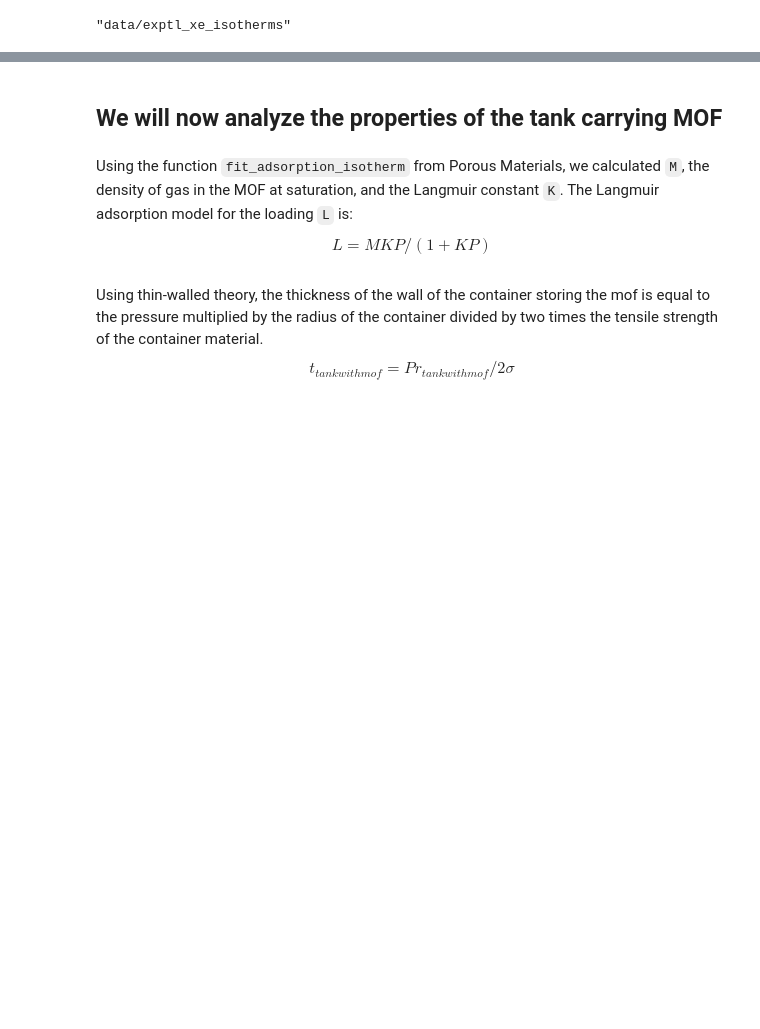
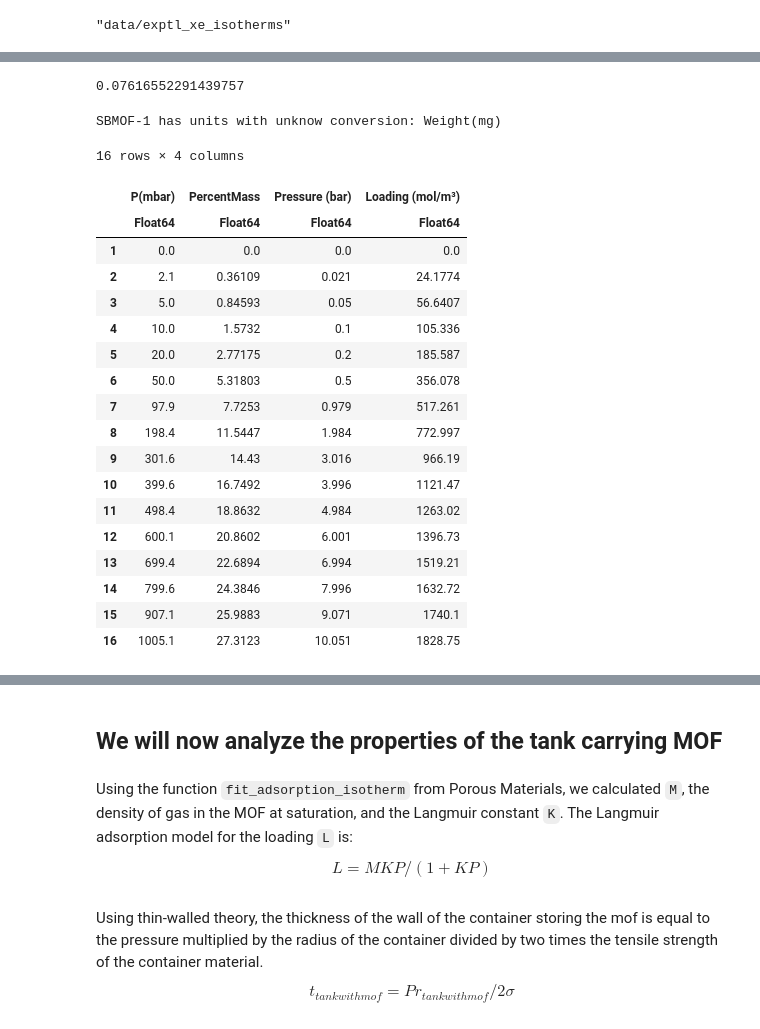
Before and after one commit to SimonEnsemble/PropellantStorage, a Jupyter notebook: Xe_Propellant_Storage.ipynb, the cells around one changed output, grey strips where cells are left out. Cells and saved outputs as stored; diff of their text form; code cells hidden in the pictures; blank space fills up the shorter version.

Commit message:
The unit converson works and is more compact. Also, the Langmuir fits were calculated.

```diff
--- a/Xe_Propellant_Storage.ipynb
+++ b/Xe_Propellant_Storage.ipynb
@@ -297 +308,71 @@ Here we convert to common units: P (bar) and Adsorption (mol/m³)
+# %%
+# Define what the desired common units are for the data
+common_pressure_units = Symbol("Pressure (bar)")
+common_loading_units = Symbol("Loading (mol/m³)")
+
+# Define a dictionary with conversion factors
+pressure_conversion = Dict{Symbol,Float64}()
+loading_conversion = Dict{Symbol,Float64}()
+
+# pressure conversions:
+pressure_conversion[Symbol("P(bar)")] = 1.0
+pressure_conversion[Symbol("P(mbar)")] = 0.01
+pressure_conversion[Symbol("P(kPa)")] = 0.01
+pressure_conversion[Symbol("P(torr)")] = 0.00133322
+pressure_conversion[Symbol("P(atm)")] = 1.01325
+
+# loading conversions:
+# these conversion factors will put the quantity into mmol/g which can then be multiplied by the crystal density
+loading_conversion[Symbol("L(mmol/g)")] = 1
+loading_conversion[Symbol("L(mol/L)")] = 1000.0 # this one is an exception
+loading_conversion[Symbol("L(ccSTP/g)")] = 1/22.4
+loading_conversion[Symbol("L(cm3STP/g)")] =1/22.4
+loading_conversion[:PercentMass] = 10/xe_atomic_mass # formula = (1/100%)*(1/molecular_weight)*(1000mmol/mol)
+# %% [output]
+0.07616552291439757
+# %%
+# Iterate over the dataframes and apply the unit conversion
+for mof in keys(xe_isotherms)
+    for name in names(xe_isotherms[mof])
+
+        if name in keys(pressure_conversion)
+            xe_isotherms[mof][!,common_pressure_units] = vcat(xe_isotherms[mof][!,name].*pressure_conversion[name])
+
+        elseif name in keys(loading_conversion)
+            if name == Symbol("L(mol/L)")
+                xe_isotherms[mof][!,common_loading_units] = vcat(xe_isotherms[mof][!,name].*loading_conversion[name])
+            else
+                xe_isotherms[mof][!,common_loading_units] = vcat(xe_isotherms[mof][!,name].*loading_conversion[name].*ρ_crystal[mof])
+            end
+
+        else
+            print(mof," has units with unknow conversion: ",name,"\n")
+        end
+
+    end
+end
+# %% [output]
+SBMOF-1 has units with unknow conversion: Weight(mg)
+# %%
+xe_isotherms["HKUST-1"]
+# %% [output]
+16 rows × 4 columns
+|  | P(mbar) | PercentMass | Pressure (bar) | Loading (mol/m³) |
+|  | Float64 | Float64 | Float64 | Float64 |
+| 1 | 0.0 | 0.0 | 0.0 | 0.0 |
+| 2 | 2.1 | 0.36109 | 0.021 | 24.1774 |
+| 3 | 5.0 | 0.84593 | 0.05 | 56.6407 |
+| 4 | 10.0 | 1.5732 | 0.1 | 105.336 |
+| 5 | 20.0 | 2.77175 | 0.2 | 185.587 |
+| 6 | 50.0 | 5.31803 | 0.5 | 356.078 |
+| 7 | 97.9 | 7.7253 | 0.979 | 517.261 |
+| 8 | 198.4 | 11.5447 | 1.984 | 772.997 |
+| 9 | 301.6 | 14.43 | 3.016 | 966.19 |
+| 10 | 399.6 | 16.7492 | 3.996 | 1121.47 |
+| 11 | 498.4 | 18.8632 | 4.984 | 1263.02 |
+| 12 | 600.1 | 20.8602 | 6.001 | 1396.73 |
+| 13 | 699.4 | 22.6894 | 6.994 | 1519.21 |
+| 14 | 799.6 | 24.3846 | 7.996 | 1632.72 |
+| 15 | 907.1 | 25.9883 | 9.071 | 1740.1 |
+| 16 | 1005.1 | 27.3123 | 10.051 | 1828.75 |
 # %%
```
Also changed, not shown: parts of 29 cells of this notebook, 1 other file.
